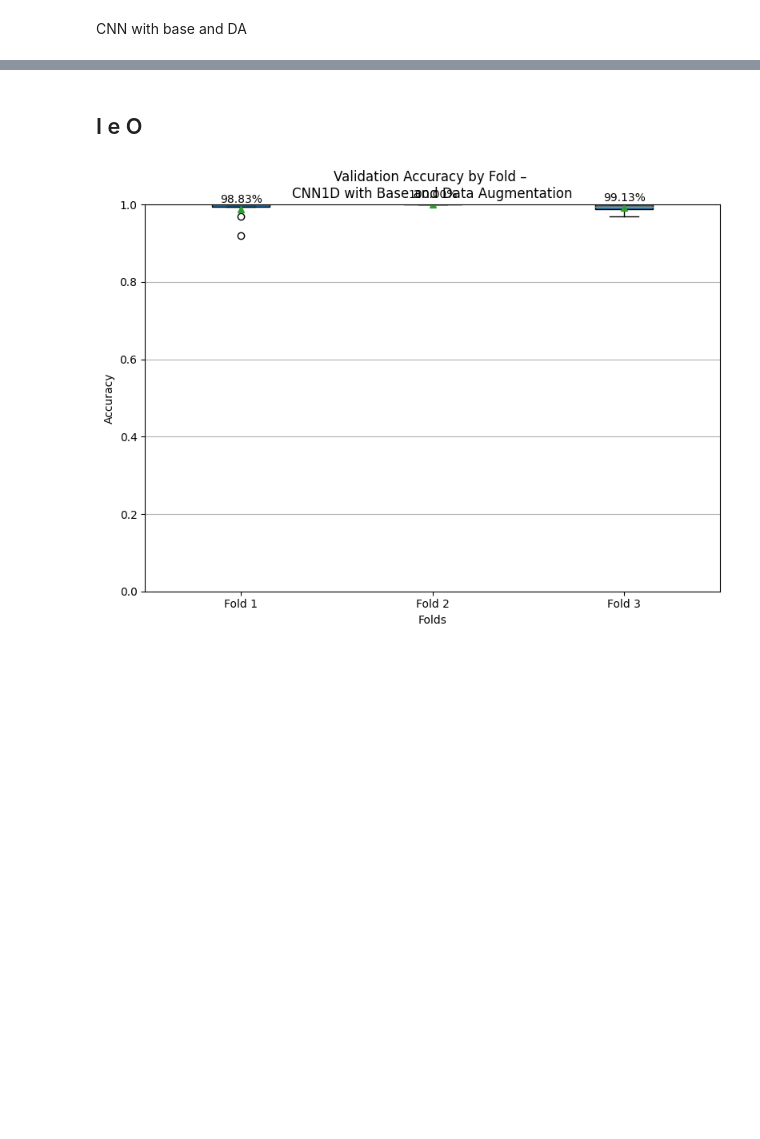
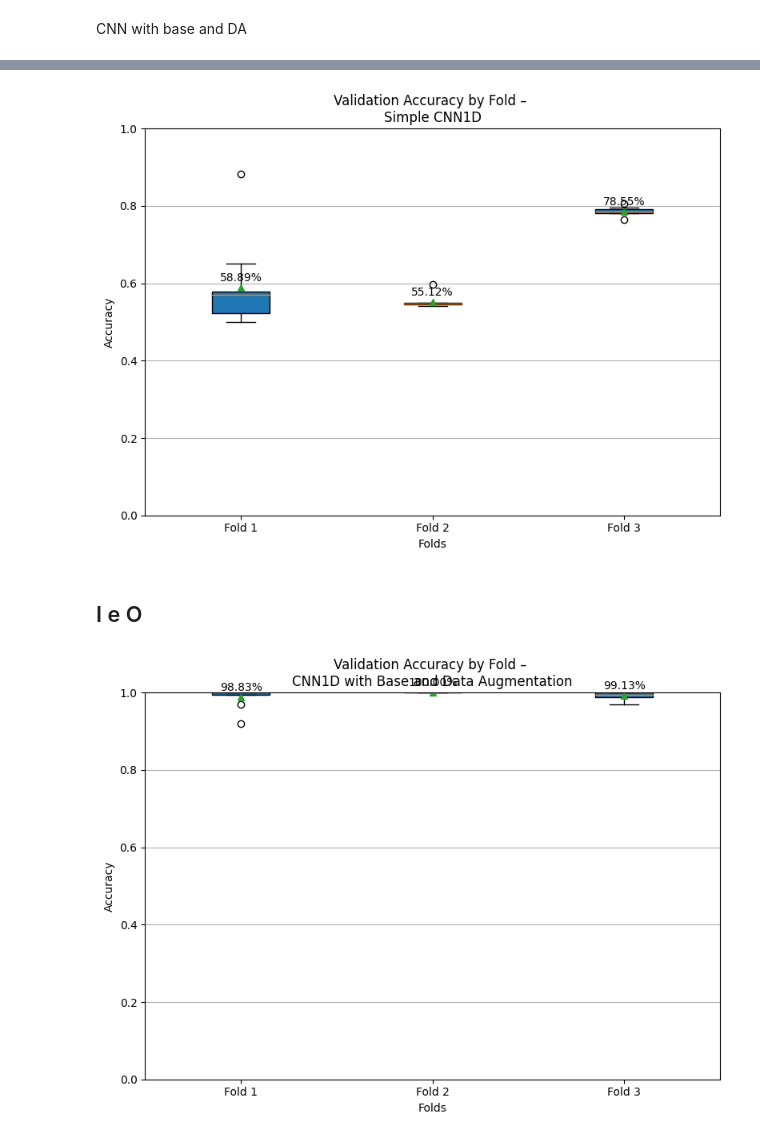
Before and after one commit to rochasantos/CWRU-AutoEncoder-Diagnosis, a Jupyter notebook: notebook.ipynb, the cells around one changed output, grey strips where cells are left out. Drawn from its saved outputs; the diff is of its cells as text; code cells hidden in the pictures; blank space fills up the shorter version.

```diff
--- a/notebook.ipynb
+++ b/notebook.ipynb
@@ -206,0 +171,12 @@ plot_accuracy_boxplot(total_accuracies, title="Validation Accuracy by Fold – \
+# %%
+import pickle
+
+with open("pkl_files/simple_cnn.pkl", "rb") as f:
+    data = pickle.load(f)
+
+total_history = data[0]
+total_accuracies = data[1]
+# plot_training_history(total_history)
+plot_accuracy_boxplot(total_accuracies, title="Validation Accuracy by Fold – \nSimple CNN1D")
+# %% [output]
+[figure, added]
```
Also changed, not shown: parts of 7 cells of this notebook, 39 other files.
